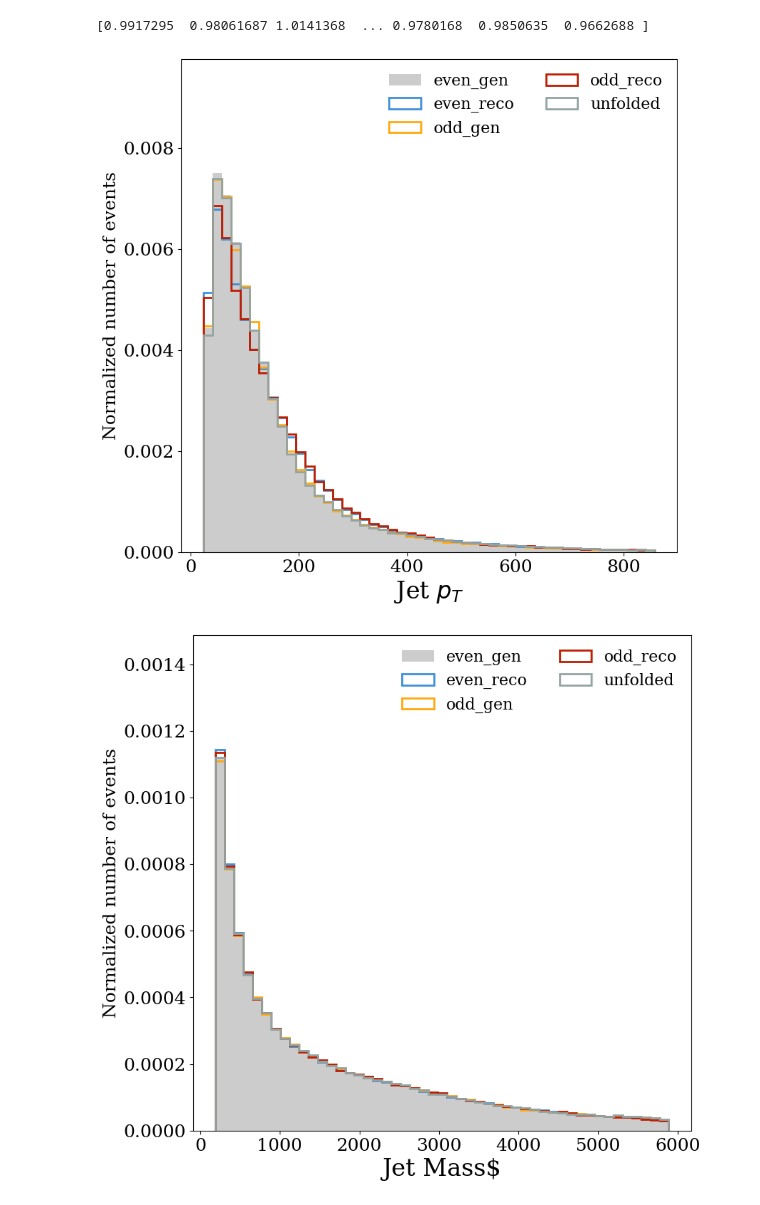
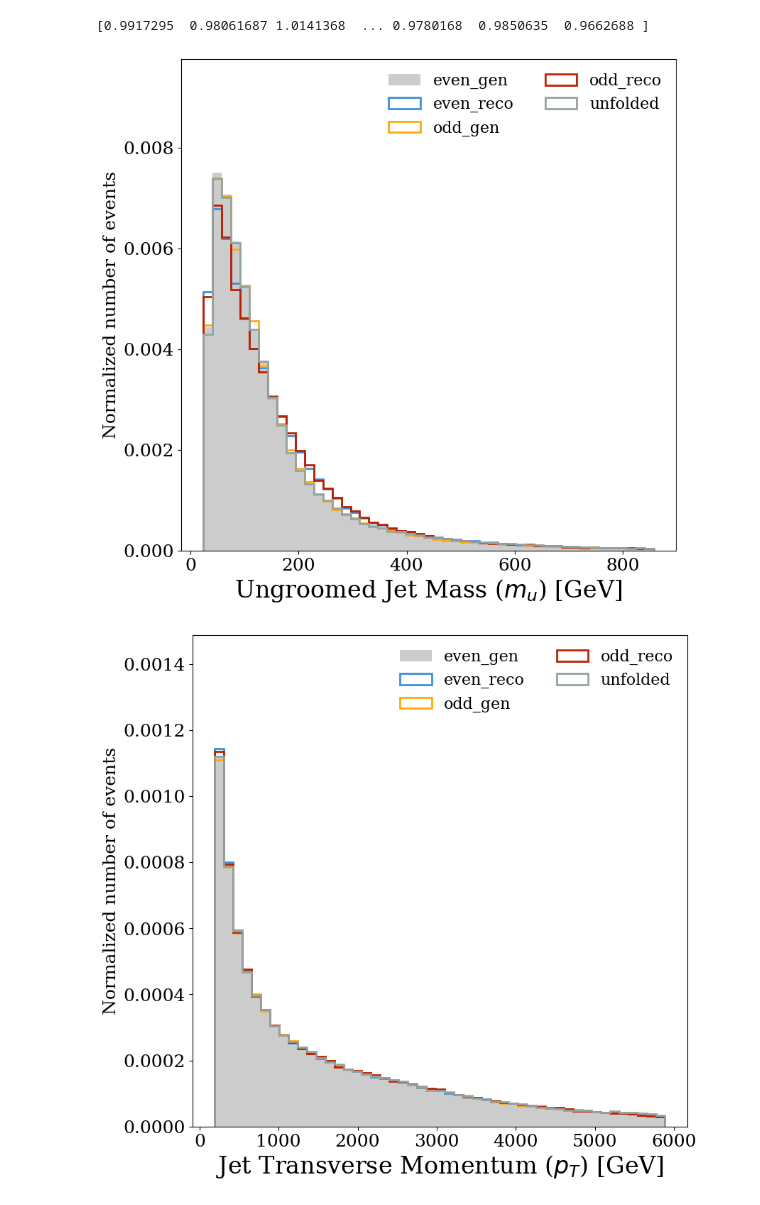
Before and after one commit to rappoccio/Omni2D, a Jupyter notebook: OmnifoldPtMass.ipynb, the cells around one changed output. Saved outputs shown, nothing was run; the diff lists cells and outputs as text; code cells hidden in the pictures.

```diff
--- a/OmnifoldPtMass.ipynb
+++ b/OmnifoldPtMass.ipynb
@@ -317,7 +317,7 @@ print(unfolded_weights)
 # %% [output]
 [0.9917295  0.98061687 1.0141368  ... 0.9780168  0.9850635  0.9662688 ]
 # %%
-data_dict = {
+data_dict_mass = {
     'even_gen': even_gen[:,0],
     'even_reco': even_reco[:,0],
     'odd_gen': odd_gen[:,0],
@@ -326,7 +326,7 @@ data_dict = {
 }
 
 
-weight_dict = {
+weight_dict_mass = {
     'even_gen': data.weight,
     'even_reco': data.weight,
     'odd_gen': mc.weight,
@@ -334,35 +334,35 @@ weight_dict = {
     'unfolded': unfolded_weights,
     }
 
-fig,_ = HistRoutine(data_dict,'Jet $p_{T}$',
+fig,_ = HistRoutine(data_dict_mass,'Ungroomed Jet Mass ($m_u$) [GeV]',
                     reference_name = 'even_gen',
-                    weights = weight_dict,
+                    weights = weight_dict_mass,
                     plot_ratio = False
                     )
 # %% [output]
-[figure, old version]
+[figure, new version]
 # %%
-data_dict_mass = {
+data_dict_pt = {
     'even_gen': even_gen[:,1],
     'even_reco': even_reco[:,1],
     'odd_gen': odd_gen[:,1],
     'odd_reco': odd_reco[:,1],
     'unfolded': even_gen[:,1]
 }
 
 
-weight_dict_mass = {
+weight_dict_pt = {
     'even_gen': data.weight,
     'even_reco': data.weight,
     'odd_gen': mc.weight,
     'odd_reco': mc.weight,
     'unfolded': unfolded_weights,
     }
 
-fig,_ = HistRoutine(data_dict_mass,'Jet Mass$',
+fig,_ = HistRoutine(data_dict_pt,'Jet Transverse Momentum ($p_T$) [GeV]',
                     reference_name = 'even_gen',
-                    weights = weight_dict_mass,
+                    weights = weight_dict_pt,
                     plot_ratio = False
                     )
 # %% [output]
-[figure, old version]
+[figure, new version]
```
